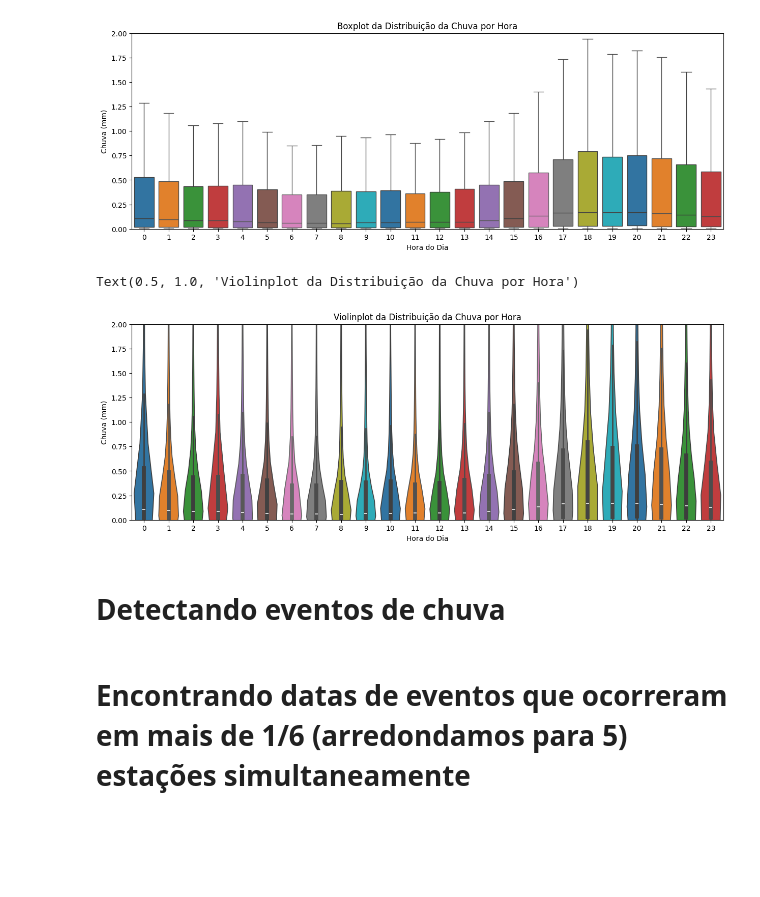
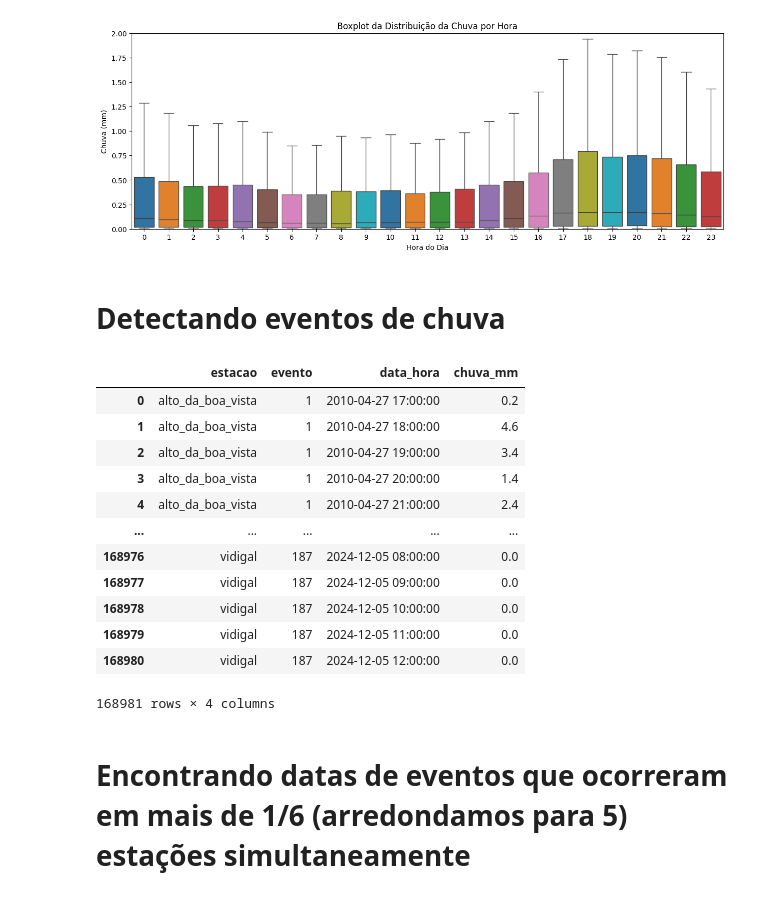
Before and after one commit to eduviana1/TEEP_Chuva_Horaria, a Jupyter notebook: (Edu)_TEEP_chuva_horaria.ipynb, the cells around one changed output. Saved outputs shown, nothing was run; the diff lists cells and outputs as text; code cells hidden in the pictures; blank space fills up the shorter version.

```diff
--- a/(Edu)_TEEP_chuva_horaria.ipynb
+++ b/(Edu)_TEEP_chuva_horaria.ipynb
@@ -102,23 +102,6 @@ ax.set_title('Boxplot da Distribuição da Chuva por Hora')
 # %% [output]
 Text(0.5, 1.0, 'Boxplot da Distribuição da Chuva por Hora')
 [figure]
-# %%
-# Violinplot
-fig, ax = plt.subplots(1,1, figsize = (15,5))
-
-for hora in range(0,24):
-  df_hora = (df_estacoes[(df_estacoes["Hora"] == hora)]
-             .drop(columns = ['DataHora', 'Hora'])
-             .mean(axis = 1) )
-  df_hora = df_hora[df_hora > 0.0]
-  sns.violinplot(y = df_hora, x = hora, ax = ax)
-ax.set_ylim(0,2)
-ax.set_xlabel('Hora do Dia')
-ax.set_ylabel('Chuva (mm)')
-ax.set_title('Violinplot da Distribuição da Chuva por Hora')
-# %% [output]
-Text(0.5, 1.0, 'Violinplot da Distribuição da Chuva por Hora')
-[figure, removed]
 # %% [markdown]
 # Detectando eventos de chuva
 # %%
@@ -167,23 +150,35 @@ for estacao in df_estacoes.drop(columns = ['DataHora', 'Hora']).columns:
 
   dict_chuva_estacao[estacao] = chuvas
 # %%
-# transformando em dataframe
-# Supondo que sua variável seja:
-# eventos = {'Estacao A': [[...], [...]], 'Estacao B': [[...], [...]], ...}
-
+# Transformando dicionario com valores de estacoes em dataframe
 linhas = []
 
 for estacao, lista_eventos in dict_chuva_estacao.items():
     for i, evento in enumerate(lista_eventos):
         for timestamp, valor in evento:
             linhas.append({
                 'estacao': estacao,
                 'evento': i + 1,
                 'data_hora': timestamp,
                 'chuva_mm': valor
             })
 
 df_eventos = pd.DataFrame(linhas)
+df_eventos
+# %% [output]
+|  | estacao | evento | data_hora | chuva_mm |
+| 0 | alto_da_boa_vista | 1 | 2010-04-27 17:00:00 | 0.2 |
+| 1 | alto_da_boa_vista | 1 | 2010-04-27 18:00:00 | 4.6 |
+| 2 | alto_da_boa_vista | 1 | 2010-04-27 19:00:00 | 3.4 |
+| 3 | alto_da_boa_vista | 1 | 2010-04-27 20:00:00 | 1.4 |
+| 4 | alto_da_boa_vista | 1 | 2010-04-27 21:00:00 | 2.4 |
+| ... | ... | ... | ... | ... |
+| 168976 | vidigal | 187 | 2024-12-05 08:00:00 | 0.0 |
+| 168977 | vidigal | 187 | 2024-12-05 09:00:00 | 0.0 |
+| 168978 | vidigal | 187 | 2024-12-05 10:00:00 | 0.0 |
+| 168979 | vidigal | 187 | 2024-12-05 11:00:00 | 0.0 |
+| 168980 | vidigal | 187 | 2024-12-05 12:00:00 | 0.0 |
+168981 rows × 4 columns
 # %% [markdown]
 # Encontrando datas de eventos que ocorreram em mais de 1/6 (arredondamos para 5) estações simultaneamente
 # %%
```
Also changed, not shown: parts of 10 cells of this notebook.
